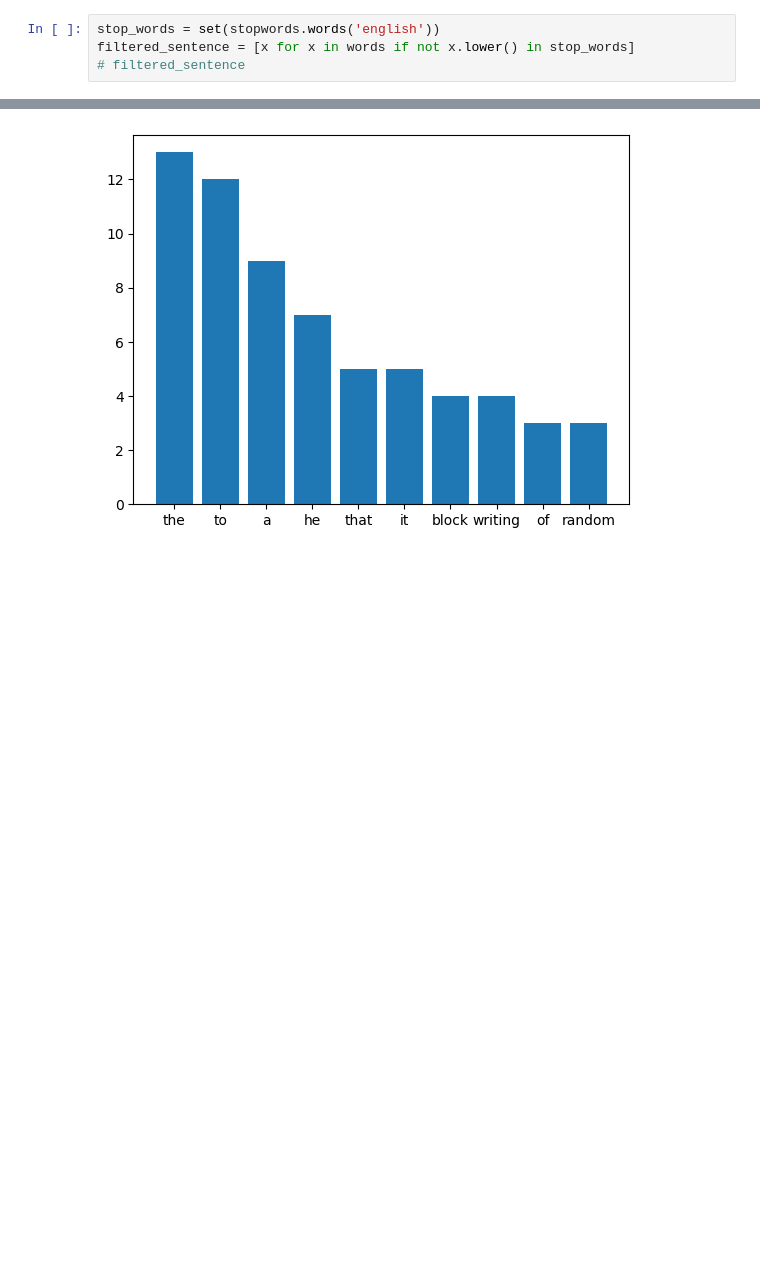
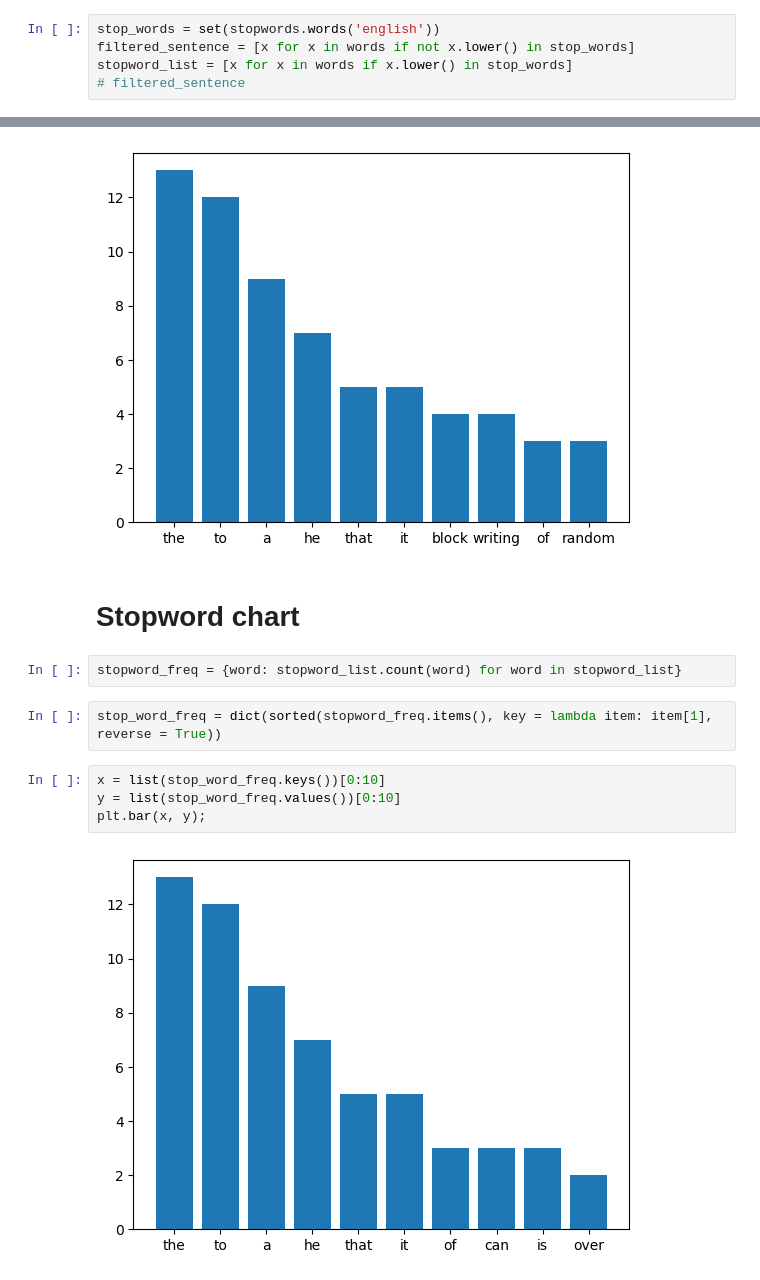
Before and after one commit to Mahaprasad003/Code-stuff, a Jupyter notebook: NLP/Lab 1/sentences.ipynb, the cells around one changed output, grey strips where cells are left out. Saved outputs shown, nothing was run; the diff lists cells and outputs as text; blank space fills up the shorter version.

```diff
--- a/NLP/Lab 1/sentences.ipynb
+++ b/NLP/Lab 1/sentences.ipynb
@@ -33,6 +33,7 @@ Total number of sentences in paragraph: 8
 # %%
 stop_words = set(stopwords.words('english'))
 filtered_sentence = [x for x in words if not x.lower() in stop_words]
+stopword_list = [x for x in words if x.lower() in stop_words]
 # filtered_sentence
 # %%
 print(f"Total number of stopwords = {len(words) - len(filtered_sentence)}")
@@ -67,3 +72,15 @@ plt.bar(most_freq_words, most_freq_words_frequency)
 # %% [output]
 <BarContainer object of 10 artists>
 [figure]
+# %% [markdown]
+# Stopword chart
+# %%
+stopword_freq = {word: stopword_list.count(word) for word in stopword_list}
+# %%
+stop_word_freq = dict(sorted(stopword_freq.items(), key = lambda item: item[1], reverse = True))
+# %%
+x = list(stop_word_freq.keys())[0:10]
+y = list(stop_word_freq.values())[0:10]
+plt.bar(x, y);
+# %% [output]
+[figure, added]
```
Also changed, not shown: parts of 6 cells of this notebook, 5 other files.
